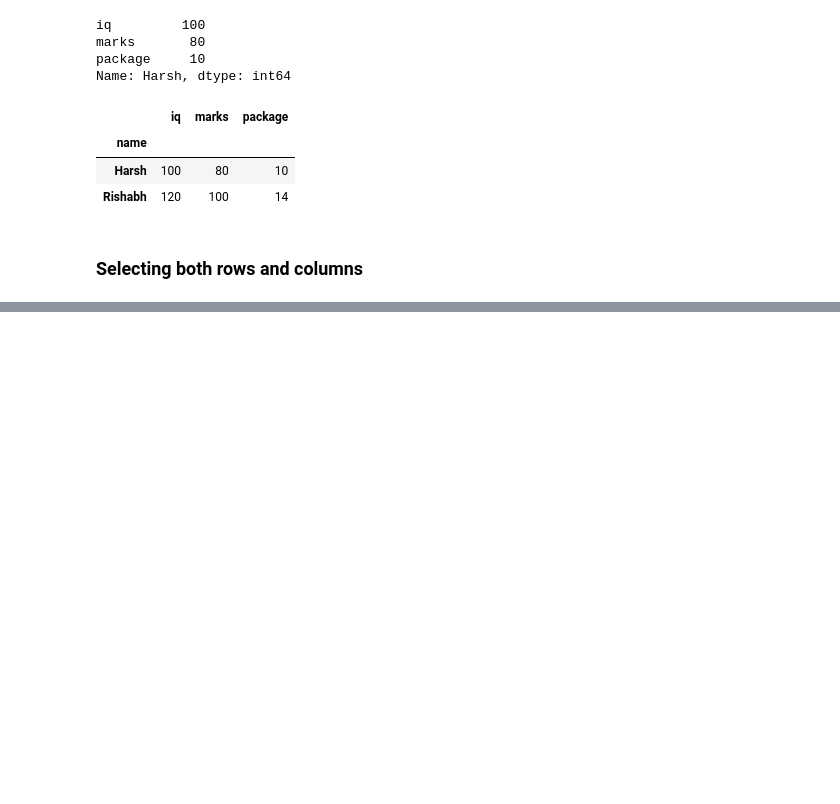
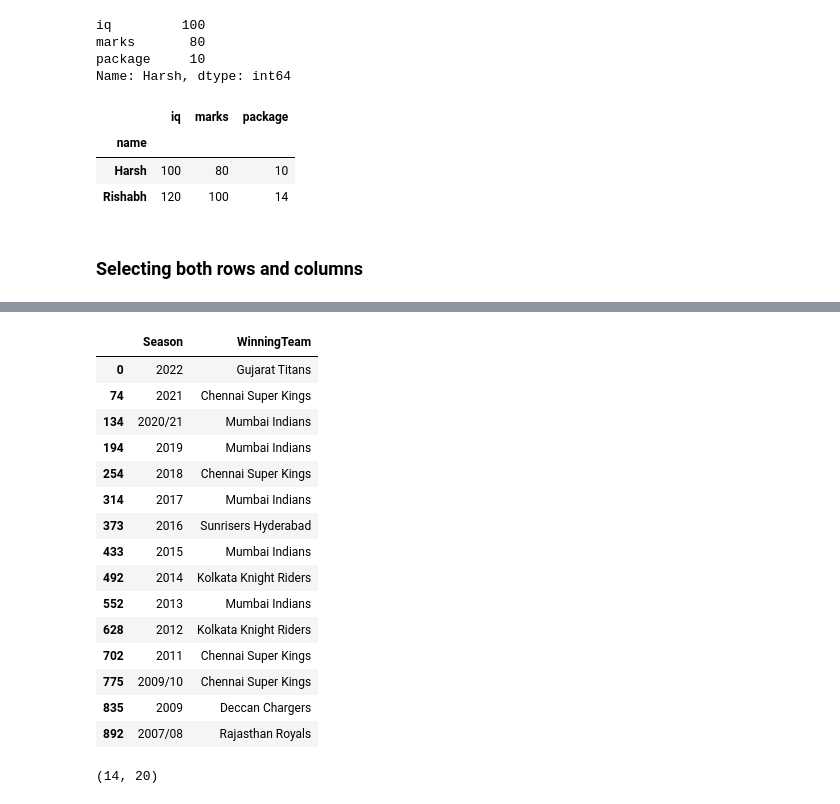
Before and after one commit to HarshChaturvedi19/Learn-Data-Science-With-Projects, a Jupyter notebook: PANDAS/panda-Dataframe/dataFrame.ipynb, the cells around one changed output, grey strips where cells are left out. Drawn from its saved outputs; the diff is of its cells as text; code cells hidden in the pictures; blank space fills up the shorter version.

```diff
--- a/PANDAS/panda-Dataframe/dataFrame.ipynb
+++ b/PANDAS/panda-Dataframe/dataFrame.ipynb
@@ -476,0 +508,25 @@ movies.iloc[0:3,0:]
+# %%
+# in more simpler way
+ipl[ipl['MatchNumber'] == 'Final'][['Season','WinningTeam']]
+# %% [output]
+|  | Season | WinningTeam |
+| 0 | 2022 | Gujarat Titans |
+| 74 | 2021 | Chennai Super Kings |
+| 134 | 2020/21 | Mumbai Indians |
+| 194 | 2019 | Mumbai Indians |
+| 254 | 2018 | Chennai Super Kings |
+| 314 | 2017 | Mumbai Indians |
+| 373 | 2016 | Sunrisers Hyderabad |
+| 433 | 2015 | Mumbai Indians |
+| 492 | 2014 | Kolkata Knight Riders |
+| 552 | 2013 | Mumbai Indians |
+| 628 | 2012 | Kolkata Knight Riders |
+| 702 | 2011 | Chennai Super Kings |
+| 775 | 2009/10 | Chennai Super Kings |
+| 835 | 2009 | Deccan Chargers |
+| 892 | 2007/08 | Rajasthan Royals |
+# %%
+# -> How many Super over Finishes have occured
+ipl[ipl['SuperOver'] == 'Y'].shape
+# %% [output]
+(14, 20)
```
Also changed, not shown: parts of 10 cells of this notebook.
